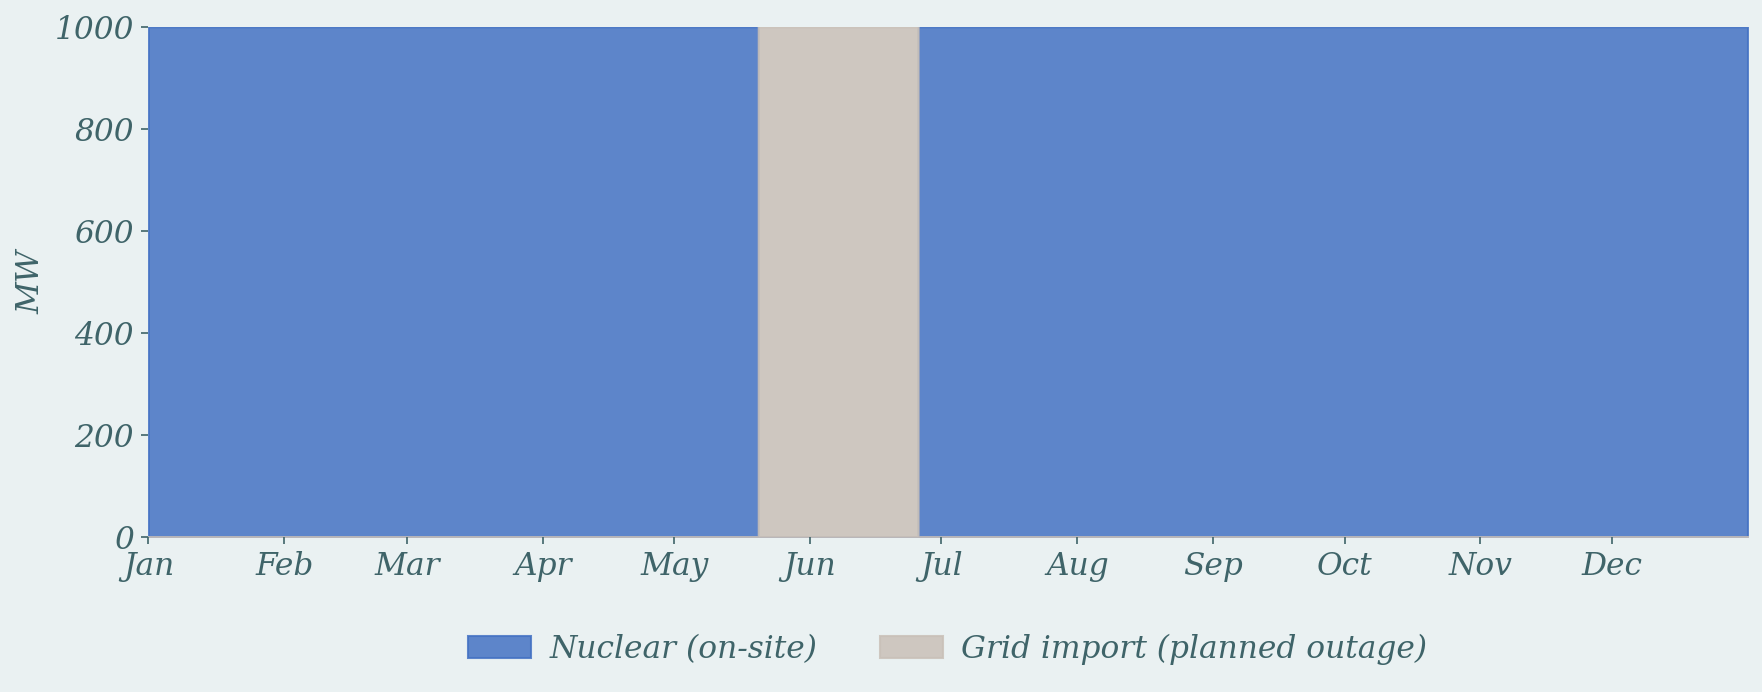
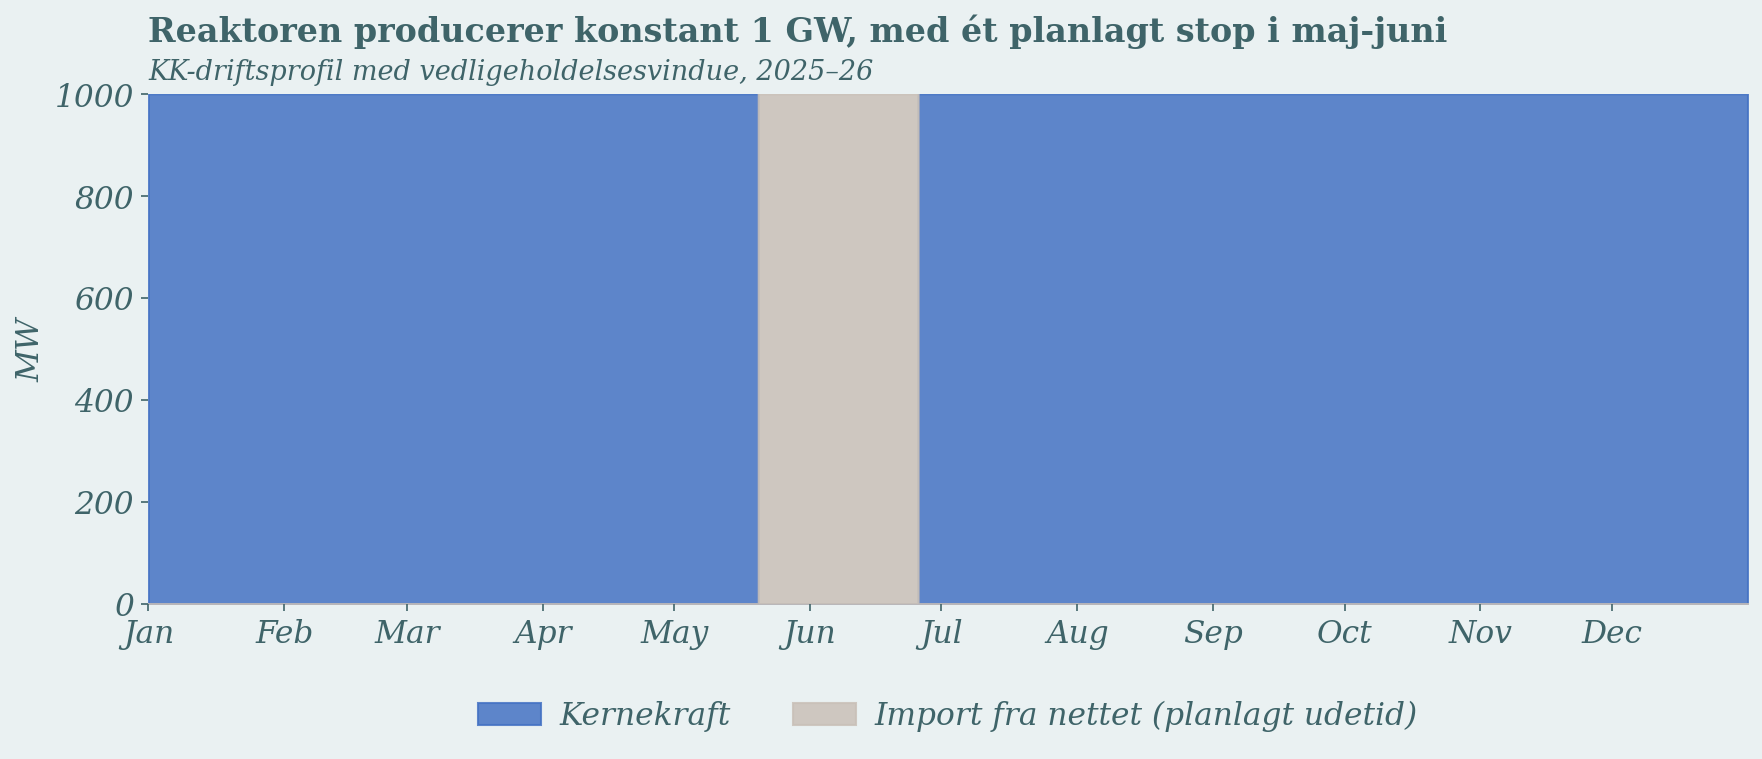
The change to this notebook cell's code, shown as a diff; its figure went from the first image to the second:
--- before
+++ after
@@ -5,8 +5,8 @@
 ax.fill_between(dates, kk_disp,
                 step='pre', color=C['nuclear'], alpha=0.85,
-                label='Nuclear (on-site)')
+                label='Kernekraft')
 ax.fill_between(dates, np.where(outage, demand.demand_mw, 0.0),
                 step='pre', color=C['grid'], alpha=0.85,
-                label='Grid import (planned outage)')
+                label='Import fra nettet (planlagt udetid)')
 
 ax.xaxis.set_major_locator(mdates.MonthLocator())
@@ -15,7 +15,10 @@
 ax.set_ylim(0, 1_000)
 ax.set_ylabel('MW')
-ax.legend(loc='lower center', ncol=2, bbox_to_anchor=(0.5,-0.3))
+ax.legend(loc='lower center', ncol=2, bbox_to_anchor=(0.5, -0.3))
 
 fig.tight_layout()
+fig_title(ax,
+          "Reaktoren producerer konstant 1 GW, med ét planlagt stop i maj-juni",
+          "KK-driftsprofil med vedligeholdelsesvindue, 2025–26")
 fig.savefig('figures/3_kk_profile.png', dpi=150)
 plt.show()

Commit: neat formatting and through cases